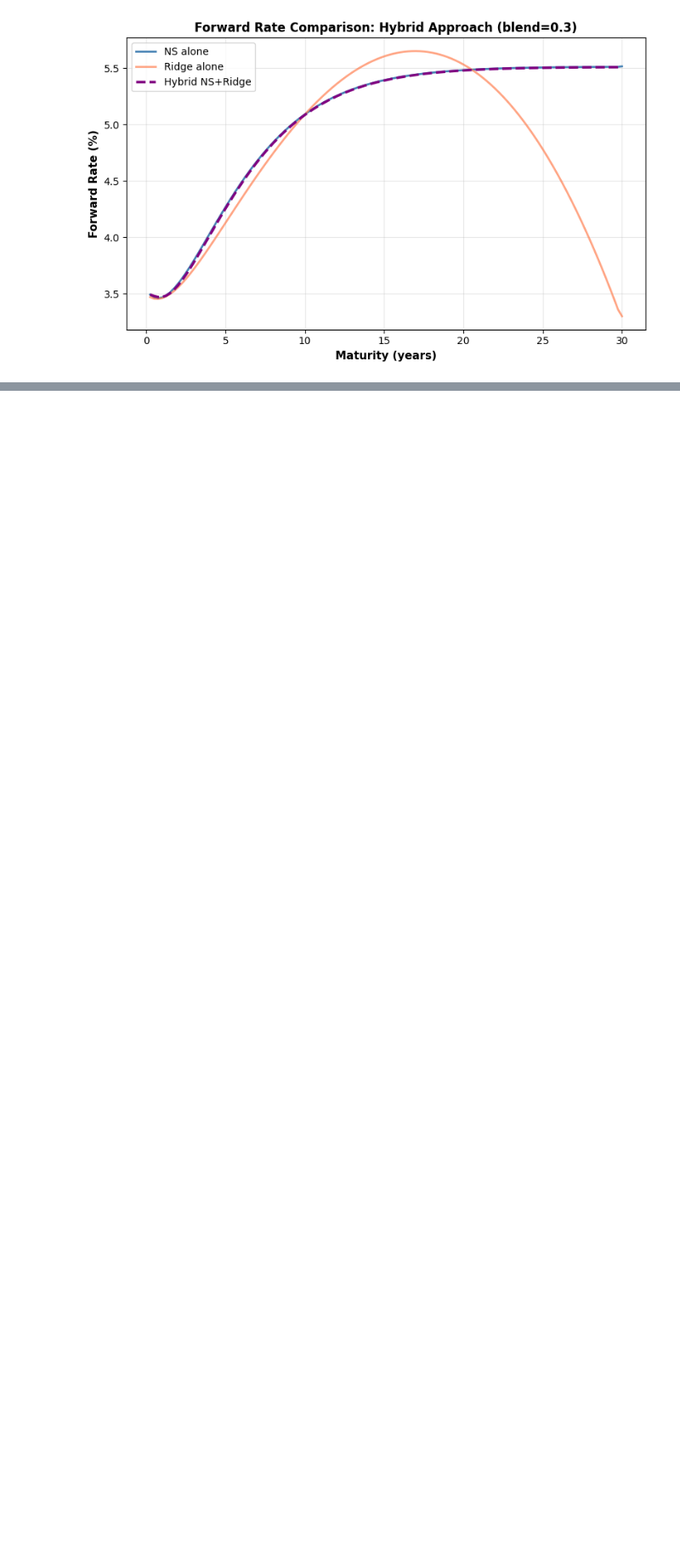
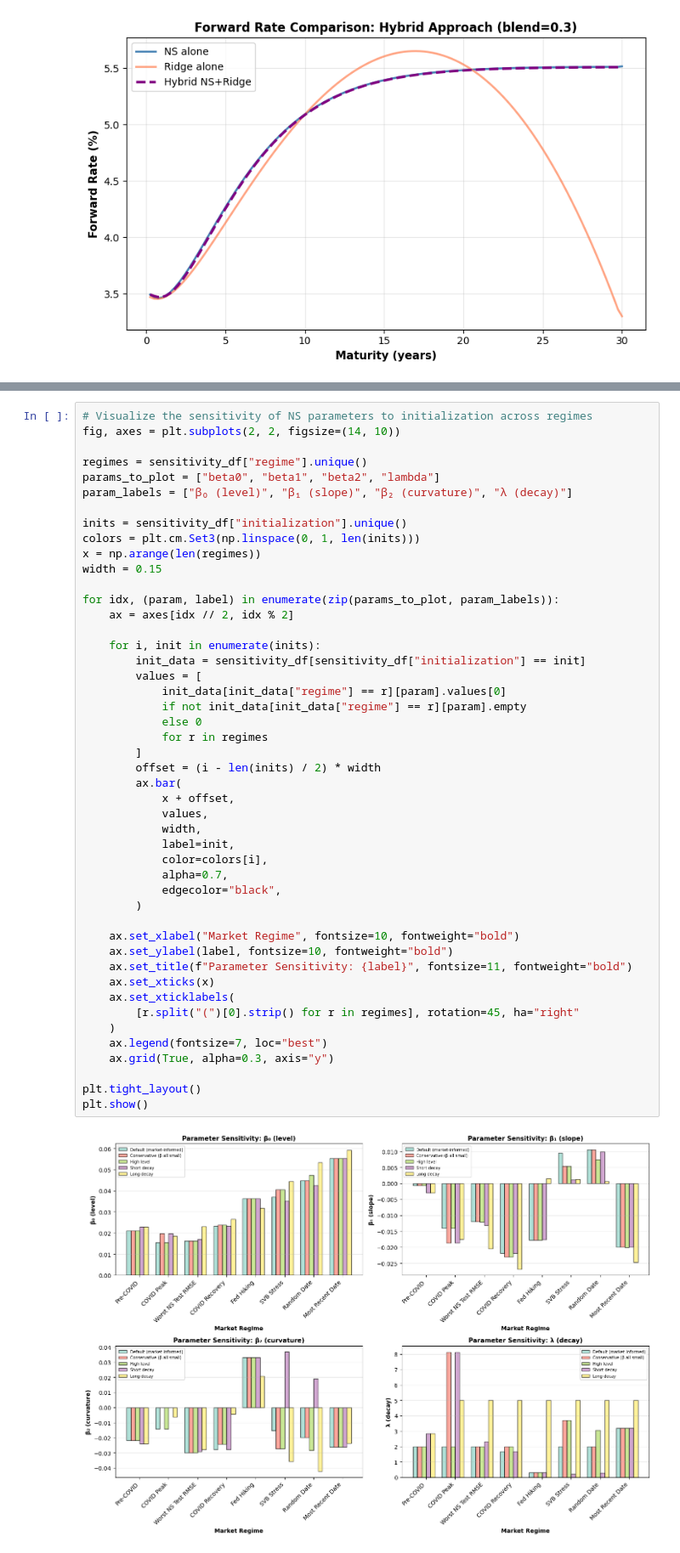
Before and after one commit to AdithSrinivasan/treasury-curve-models, a Jupyter notebook: fitting_yield_curves.ipynb, the cells around one changed output, grey strips where cells are left out. Shown at 85% size. Saved outputs shown, nothing was run; the diff lists cells and outputs as text; blank space fills up the shorter version.

```diff
--- a/fitting_yield_curves.ipynb
+++ b/fitting_yield_curves.ipynb
@@ -2867,0 +3562,49 @@ Hybrid NS + Ridge: Sanity Checks
+# %%
+# Visualize the sensitivity of NS parameters to initialization across regimes
+fig, axes = plt.subplots(2, 2, figsize=(14, 10))
+
+regimes = sensitivity_df["regime"].unique()
+params_to_plot = ["beta0", "beta1", "beta2", "lambda"]
+param_labels = ["β₀ (level)", "β₁ (slope)", "β₂ (curvature)", "λ (decay)"]
+
+inits = sensitivity_df["initialization"].unique()
+colors = plt.cm.Set3(np.linspace(0, 1, len(inits)))
+x = np.arange(len(regimes))
+width = 0.15
+
+for idx, (param, label) in enumerate(zip(params_to_plot, param_labels)):
+    ax = axes[idx // 2, idx % 2]
+
+    for i, init in enumerate(inits):
+        init_data = sensitivity_df[sensitivity_df["initialization"] == init]
+        values = [
+            init_data[init_data["regime"] == r][param].values[0]
+            if not init_data[init_data["regime"] == r][param].empty
+            else 0
+            for r in regimes
+        ]
+        offset = (i - len(inits) / 2) * width
+        ax.bar(
+            x + offset,
+            values,
+            width,
+            label=init,
+            color=colors[i],
+            alpha=0.7,
+            edgecolor="black",
+        )
+
+    ax.set_xlabel("Market Regime", fontsize=10, fontweight="bold")
+    ax.set_ylabel(label, fontsize=10, fontweight="bold")
+    ax.set_title(f"Parameter Sensitivity: {label}", fontsize=11, fontweight="bold")
+    ax.set_xticks(x)
+    ax.set_xticklabels(
+        [r.split("(")[0].strip() for r in regimes], rotation=45, ha="right"
+    )
+    ax.legend(fontsize=7, loc="best")
+    ax.grid(True, alpha=0.3, axis="y")
+
+plt.tight_layout()
+plt.show()
+# %% [output]
+[figure, added]
```
Also changed, not shown: parts of 21 cells of this notebook.
